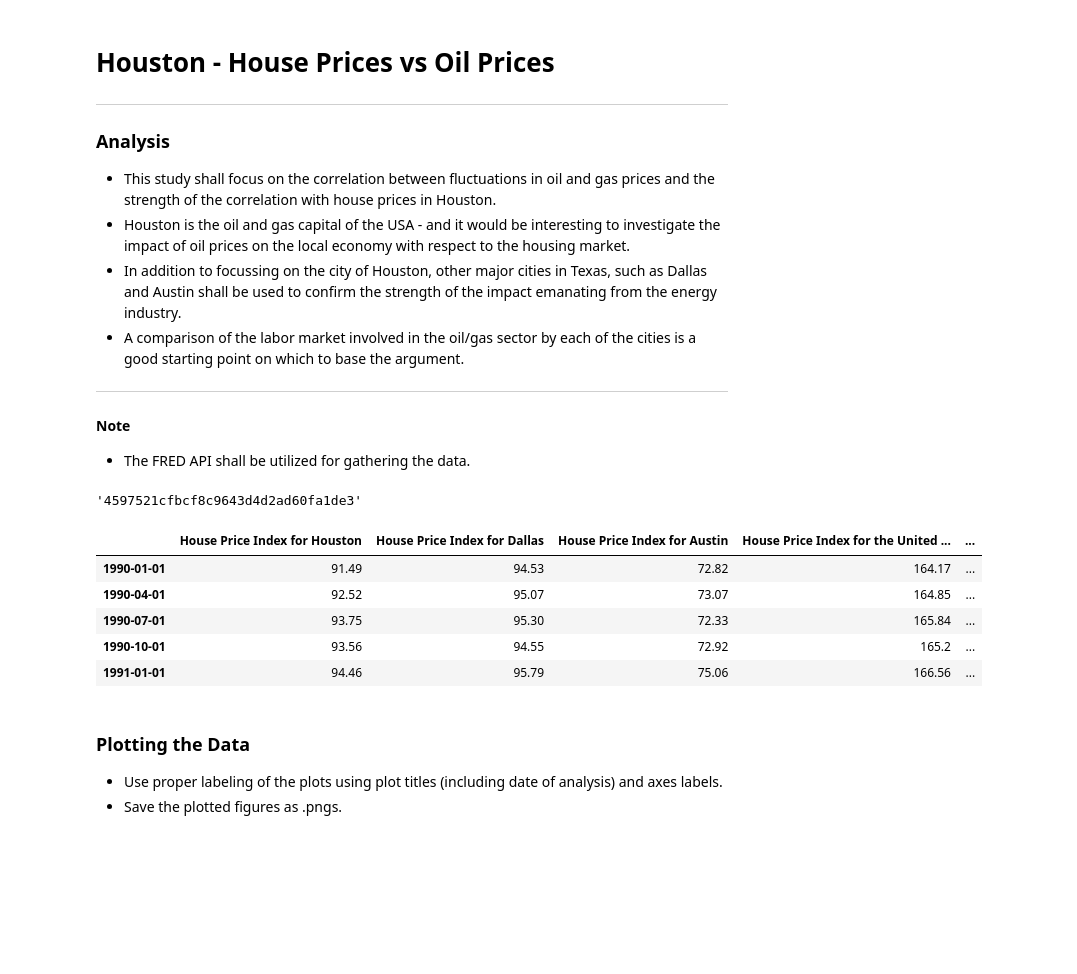
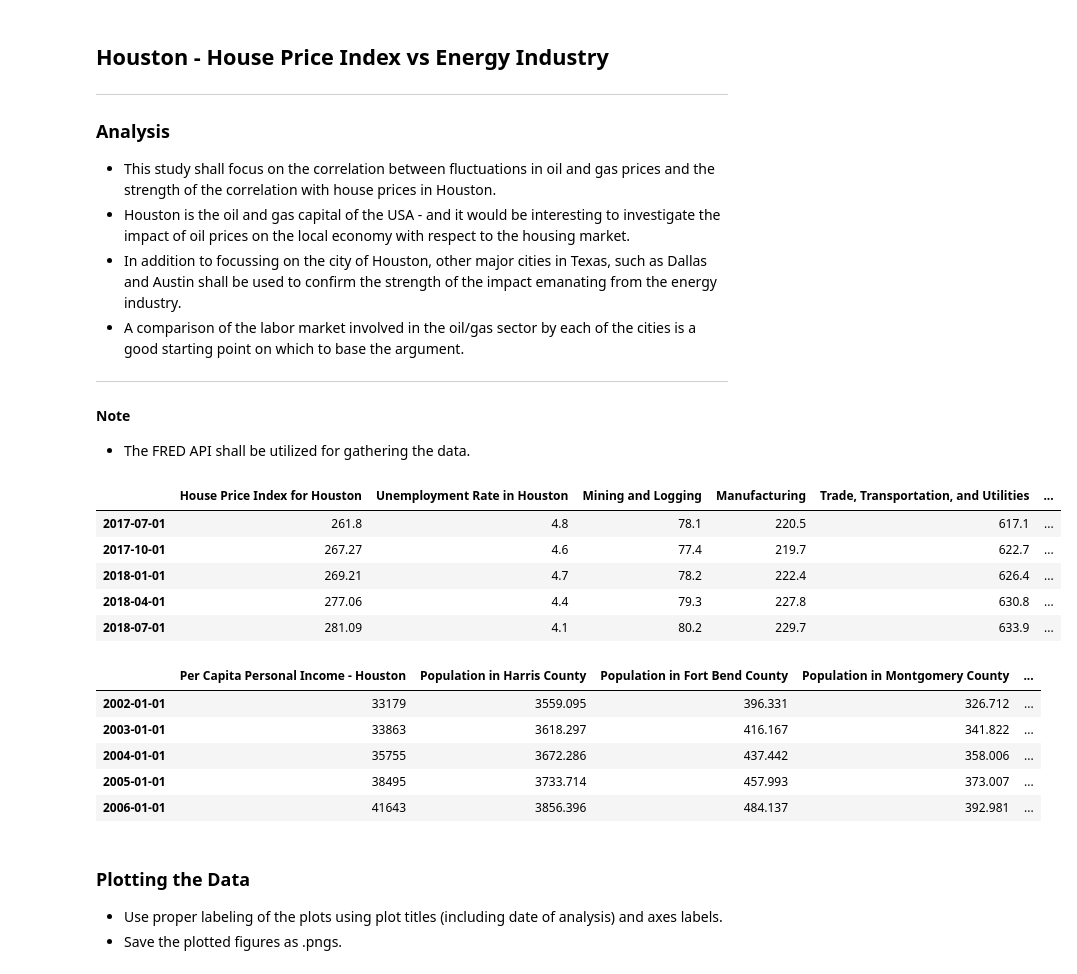
Before and after one commit to dxvo/DGJ_project, a Jupyter notebook: notebook/Gage_FRED_API.ipynb, the cells around one changed output. Saved outputs shown, nothing was run; the diff lists cells and outputs as text; code cells hidden in the pictures; blank space fills up the shorter version.

Commit message:
adding new data to notebook

```diff
--- a/notebook/Gage_FRED_API.ipynb
+++ b/notebook/Gage_FRED_API.ipynb
@@ -1,5 +1,5 @@
 # %% [markdown]
-# Houston - House Prices vs Oil Prices
+## Houston - House Price Index vs Energy Industry
 ----
 
 ### Analysis
@@ -27,12 +27,8 @@ import config
 from config import api_key
 
 # Output File (CSV)
-output_data_file = "output_data/house_prices.csv"
-
-# Range of House Prices
-api_key
+output_data_file = "output_data/quarter_data.csv"
+output_data_file_2 = "output_data/annual_data.csv"
-# %% [output]
-'4597521cfbcf8c9643d4d2ad60fa1de3'
 # %%
 # New Dependency! Use this to pretty print the JSON
 # https://docs.python.org/3/library/pprint.html
@@ -42,19 +38,31 @@ from pprint import pprint
 base = 'https://api.stlouisfed.org/fred/series/observations?series_id='
 
 # List of FRED series IDs and their description
-s_dict = {'ATNHPIUS26420Q': 'House Price Index for Houston',
-          'ATNHPIUS19124Q': 'House Price Index for Dallas',
-          'ATNHPIUS12420Q': 'House Price Index for Austin',
-          'USSTHPI': 'House Price Index for the United States',
-          'POILWTIUSDM': 'Global price of WTI Crude'
+q_dict = {'ATNHPIUS26420Q': 'House Price Index for Houston',
+          'HOUS448UR':'Unemployment Rate in Houston',
+          #Thousands of Persons (monthly),
+           'SMU48264201000000001SA': 'Mining and Logging',
+           'HOUS448MFG': 'Manufacturing',
+           'HOUS448TRAD': 'Trade, Transportation, and Utilities',
+           'HOUS448FIRE': 'Financial Activities',
+           'HOUS448PBSV': 'Professional and Business Services',
+           'HOUS448EDUH': 'Education and Health Services',
+           'HOUS448LEIH': 'Leisure and Hospitality',
+           'HOUS448GOVT': 'Government',
+           'SMU48264201021100001SA':'Oil and Gas Extraction',
+           'SMU48264202000000001SA':'Construction in Houston',
+           #Dollars (monthly)
+           'WTISPLC': 'Global price of WTI Crude',
+           #Percent (monthly)
+           'MORTGAGE30US': '30Yr Fixed Mortgage Rate',
+           #CPI (monthly)
+           'CUURA318SA0':'CPI for Houston'
           }
-
-#'POILWTIUSDM': 'Global price of WTI Crude'
 
 # Include start date, API key from config.py file and file type json
 start_date = '1990-01-02'
 s_dates = '&observation_start={}'.format(start_date)
-end_date = '2017-01-02'
+end_date = '2018-09-02'
 e_dates = '&observation_end={}'.format(end_date)
 
 api_key = '&api_key={}'.format(config.api_key)
@@ -62,22 +70,20 @@ api_key = '&api_key={}'.format(config.api_key)
 ftype = '&file_type=json'
 frequency = 'q'
 freq = '&frequency={}'.format(frequency)
-aggregation = 'eop'
-agg = '&aggregation_method={}'.format(aggregation)
+#aggregation = 'eop'
+#agg = '&aggregation_method={}'.format(aggregation)
 # %%
 df = pd.DataFrame()
-for code, name in s_dict.items():
-    url = '{}{}{}{}{}{}{}{}'.format(base, code, s_dates,e_dates, api_key, ftype,freq,agg)
+for code, name in q_dict.items():
+    url = '{}{}{}{}{}{}{}'.format(base, code, s_dates,e_dates, api_key, ftype,freq)
     r = requests.get(url).json()['observations']
     df[name] = [i['value'] for i in r]
 df.index = pd.to_datetime([i['date'] for i in r])
-df.head(5)
-#df.describe
-#r
+df.tail(5)
 # %% [output]
-|  | House Price Index for Houston | House Price Index for Dallas | House Price Index for Austin | House Price Index for the United ... | ... |
-| 1990-01-01 | 91.49 | 94.53 | 72.82 | 164.17 | ... |
-| 1990-04-01 | 92.52 | 95.07 | 73.07 | 164.85 | ... |
-| 1990-07-01 | 93.75 | 95.30 | 72.33 | 165.84 | ... |
-| 1990-10-01 | 93.56 | 94.55 | 72.92 | 165.2 | ... |
-| 1991-01-01 | 94.46 | 95.79 | 75.06 | 166.56 | ... |
+|  | House Price Index for Houston | Unemployment Rate in Houston | Mining and Logging | Manufacturing | Trade, Transportation, and Utilities | ... |
+| 2017-07-01 | 261.8 | 4.8 | 78.1 | 220.5 | 617.1 | ... |
+| 2017-10-01 | 267.27 | 4.6 | 77.4 | 219.7 | 622.7 | ... |
+| 2018-01-01 | 269.21 | 4.7 | 78.2 | 222.4 | 626.4 | ... |
+| 2018-04-01 | 277.06 | 4.4 | 79.3 | 227.8 | 630.8 | ... |
+| 2018-07-01 | 281.09 | 4.1 | 80.2 | 229.7 | 633.9 | ... |
@@ -84,3 +117,18 @@ df.head(5)
+# %%
+dff = pd.DataFrame()
+for code, name in a_dict.items():
+    url = '{}{}{}{}{}{}{}'.format(base, code, s_dates,e_dates, api_key, ftype,freq)
+    r = requests.get(url).json()['observations']
+    dff[name] = [i['value'] for i in r]
+dff.index = pd.to_datetime([i['date'] for i in r])
+dff.head(5)
+# %% [output]
+|  | Per Capita Personal Income - Houston | Population in Harris County | Population in Fort Bend County | Population in Montgomery County | ... |
+| 2002-01-01 | 33179 | 3559.095 | 396.331 | 326.712 | ... |
+| 2003-01-01 | 33863 | 3618.297 | 416.167 | 341.822 | ... |
+| 2004-01-01 | 35755 | 3672.286 | 437.442 | 358.006 | ... |
+| 2005-01-01 | 38495 | 3733.714 | 457.993 | 373.007 | ... |
+| 2006-01-01 | 41643 | 3856.396 | 484.137 | 392.981 | ... |
 # %% [markdown]
 ### Plotting the Data
 * Use proper labeling of the plots using plot titles (including date of analysis) and axes labels.
```
Also changed, not shown: parts of 16 cells of this notebook, 13 other files.
